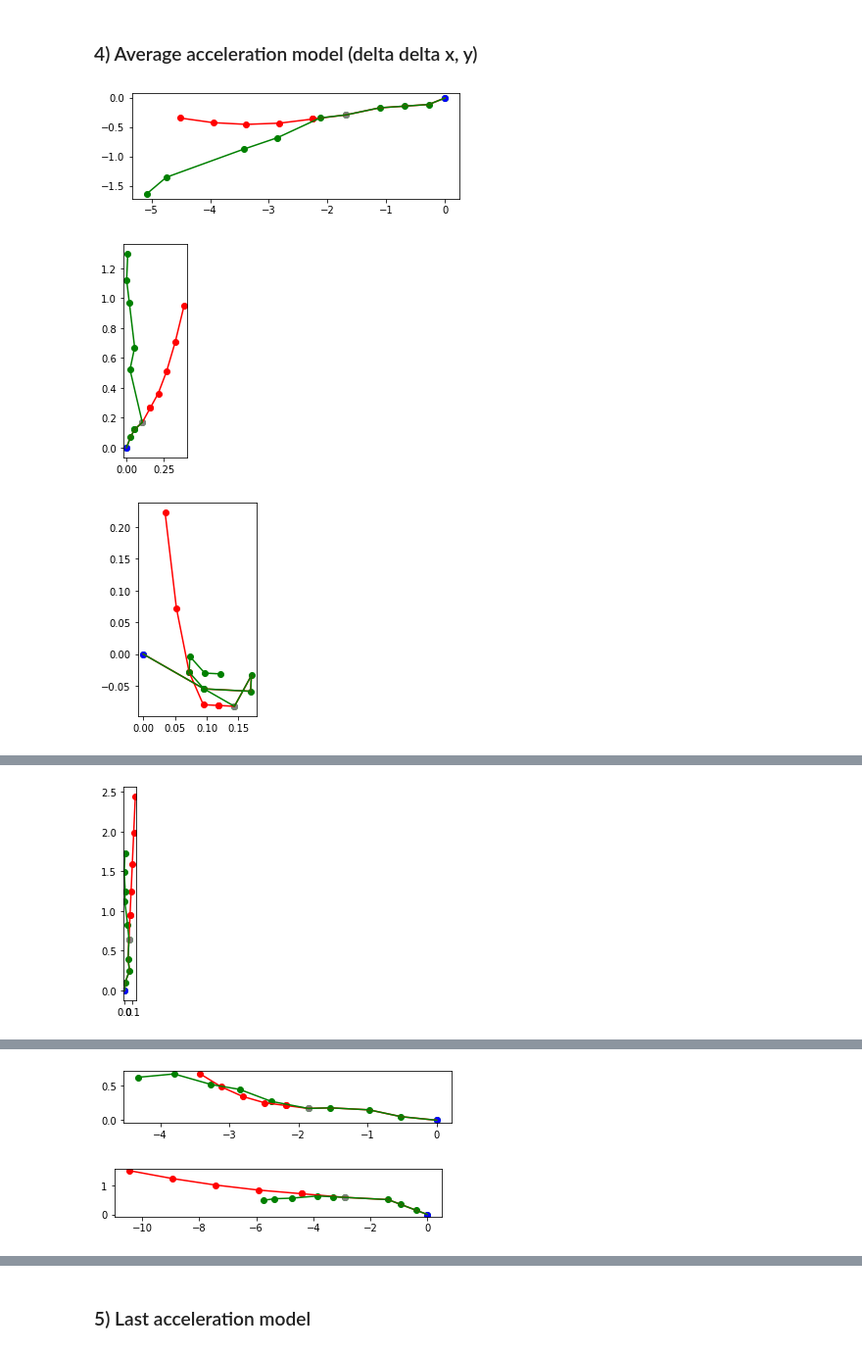
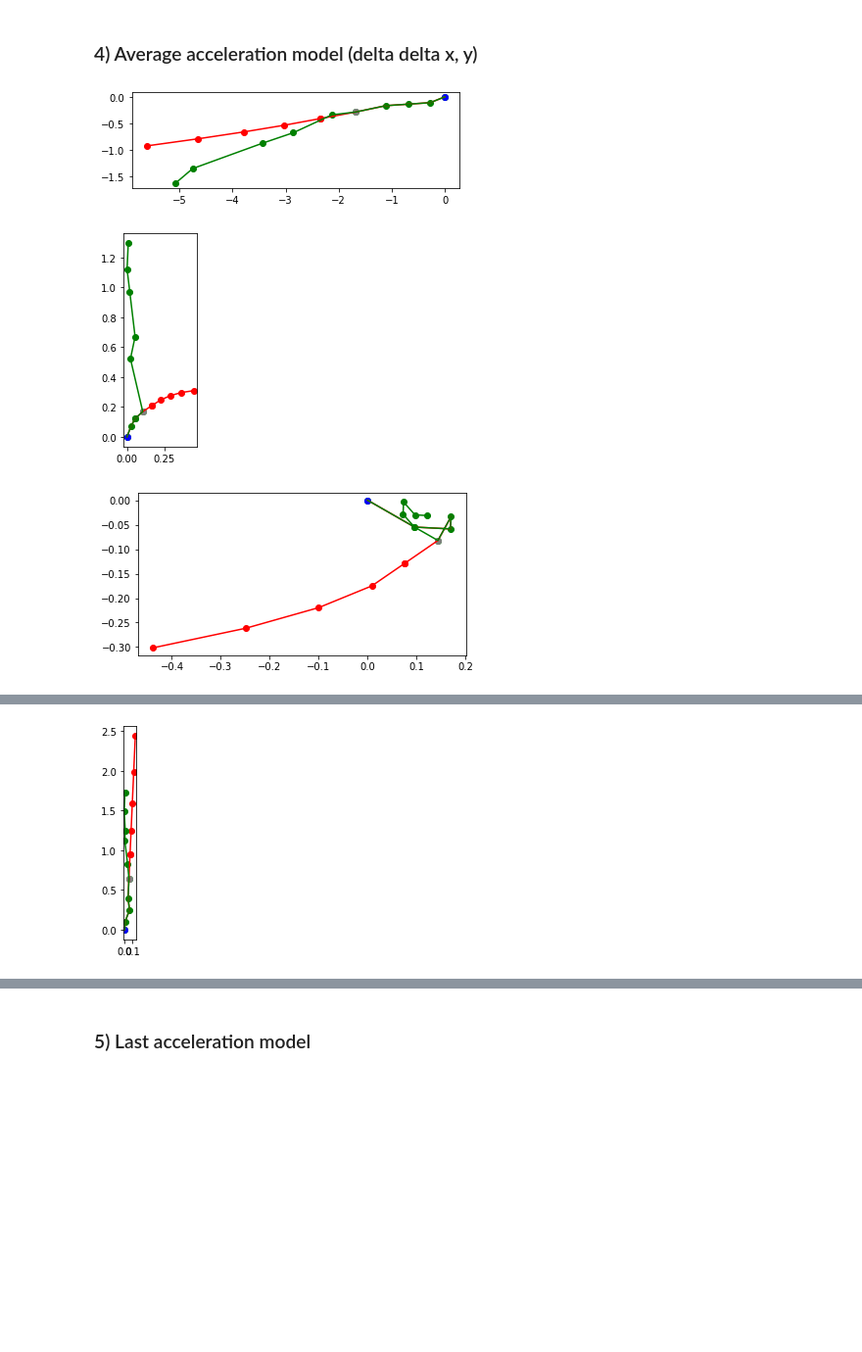
Before and after one commit to karlriis/trajectory-forecasting, a Jupyter notebook: Baselines.ipynb, the cells around one changed output, grey strips where cells are left out. Shown at 98% size. Saved outputs shown, nothing was run; the diff lists cells and outputs as text; code cells hidden in the pictures; blank space fills up the shorter version.

```diff
--- a/Baselines.ipynb
+++ b/Baselines.ipynb
@@ -38,16 +14,3 @@ data = data[['index', 'agent_id', 'pos_x', 'pos_y']]
-# %%
-NUM_OF_STEPS = 5
-# Removing any agents which don't have enough steps for model fitting and predicting
-agent_ids = data.agent_id.unique()
-for agent_id in agent_ids:
-    if len(data[data.agent_id == agent_id]) < 2*NUM_OF_STEPS:
-        data = data[data.agent_id != agent_id]
-agent_ids = data.agent_id.unique()
-# %%
-# 'Normalize' the data so that all trajectories will begin at x=0, y=0
-for agent_id in agent_ids:
-    first_x = data[data.agent_id == agent_id]['pos_x'].iloc[0]
-    first_y = data[data.agent_id == agent_id]['pos_y'].iloc[0]
-
-    data.loc[data.agent_id == agent_id, 'pos_x'] = data[data.agent_id == agent_id]['pos_x'] - first_x
-    data.loc[data.agent_id == agent_id, 'pos_y'] = data[data.agent_id == agent_id]['pos_y'] - first_y
+# %%
+from data_processing import read_edinburgh_data
+data, agent_ids = read_edinburgh_data()
@@ -169,36 +136,30 @@ for agent_id in agent_ids[:5]:
 # %% [markdown]
 ### 4) Average acceleration model (delta delta x, y)
 # %%
-for agent_id in agent_ids[:25]:
+for agent_id in agent_ids[:5]:
     sample_x, sample_y, test_x, test_y = generate_data(data, 0, agent_id, 5)
 
     sample_vel_x = [sample_x[i] - sample_x[i-1] for i in range(1, len(sample_x))]
     sample_vel_y = [sample_y[i] - sample_y[i-1] for i in range(1, len(sample_y))]
 
-    avg_speed_x = np.mean(sample_vel_x)
-    avg_speed_y = np.mean(sample_vel_y)
-
-    sample_acceleration_x = [sample_delta_x[i] - sample_delta_x[i-1] for i in range(1, len(sample_delta_x))]
-    sample_acceleration_y = [sample_delta_y[i] - sample_delta_y[i-1] for i in range(1, len(sample_delta_y))]
+    sample_acceleration_x = [sample_vel_x[i] - sample_vel_x[i-1] for i in range(1, len(sample_vel_x))]
+    sample_acceleration_y = [sample_vel_y[i] - sample_vel_y[i-1] for i in range(1, len(sample_vel_y))]
 
     avg_acceleration_x = np.mean(sample_acceleration_x)
     avg_acceleration_y = np.mean(sample_acceleration_y)
-
-    #pred_x = [sample_x[-1] + i * avg_speed_x * (1 + avg_acceleration_x) ** i for i in range(1, 6)]
-    #pred_y = [sample_y[-1] + i * avg_speed_y * (1 + avg_acceleration_y) ** i for i in range(1, 6)]
 
     last_vel_x = sample_vel_x[-1]
     last_vel_y = sample_vel_y[-1]
 
     pred_x = [sample_x[-1] + last_vel_x + avg_acceleration_x]
     pred_y = [sample_y[-1] + last_vel_y + avg_acceleration_y]
     for i in range(1, 5):
         pred_x.append(pred_x[i-1] + last_vel_x + i * avg_acceleration_x)
         pred_y.append(pred_y[i-1] + last_vel_y + i * avg_acceleration_y)
 
 
     plot_predictions(sample_x, sample_y, test_x, test_y, pred_x, pred_y)
 # %% [output]
-[figure, old version]
+[figure, new version]
-[figure, old version]
+[figure, new version]
-[figure, old version]
+[figure, new version]
@@ -210,2 +167,0 @@ for agent_id in agent_ids[:25]:
-[figure, removed]
-[figure, removed]
```
Also changed, not shown: parts of 9 cells of this notebook, 3 other files.
